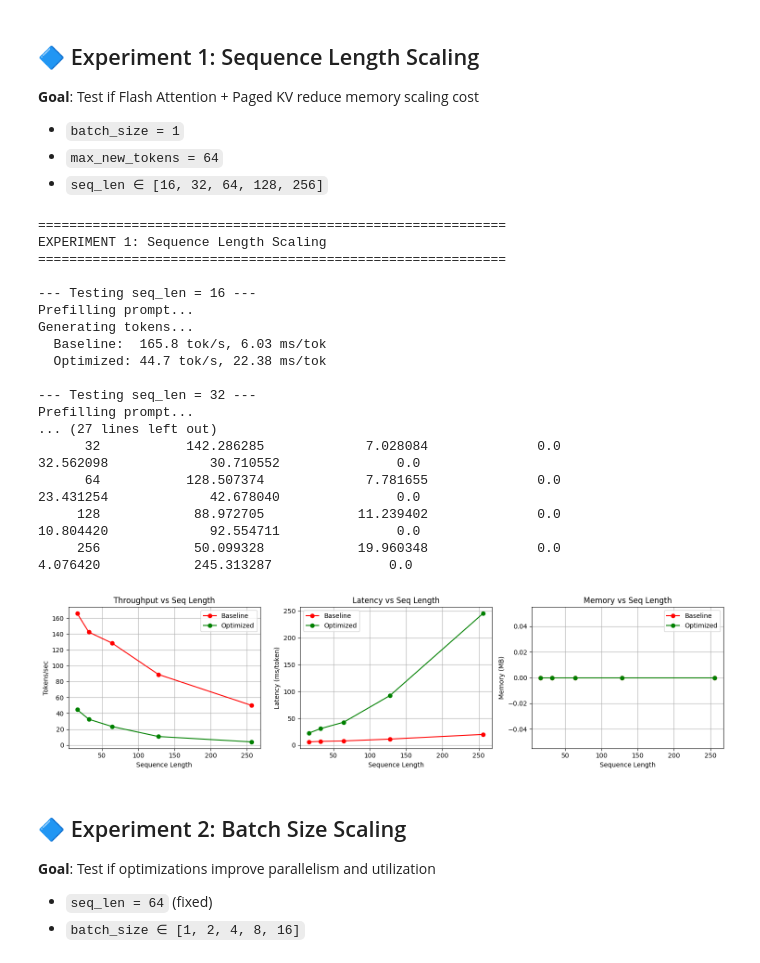
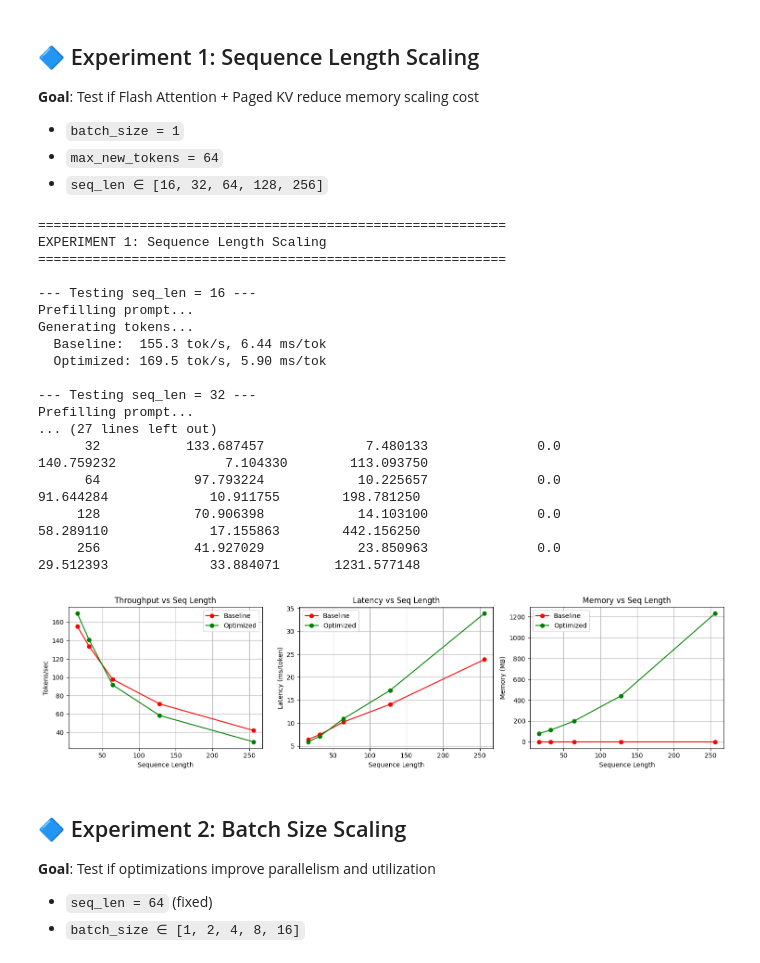
Before and after one commit to Suraj-Sedai/Hardware-Aware-LLM-Inference-Engine, a Jupyter notebook: notebooks/00_overall_experiments.ipynb, the cells around one changed output. Drawn from its saved outputs; the diff is of its cells as text; code cells hidden in the pictures.

```diff
--- a/notebooks/00_overall_experiments.ipynb
+++ b/notebooks/00_overall_experiments.ipynb
@@ -905,7 +908,6 @@ class PagedKVCache:
         self.block_size = block_size
         self.dim_head = dim_head
         self.max_blocks = max_blocks
-        self.device = device
 
         # Pre-allocate block pool
         # K and V storage: [n_layers, max_blocks, n_heads, block_size, dim_head]
@@ -1043,7 +1045,7 @@ for i in range(50):  # Add 50 tokens
 print(f"Cache stats: {kv_cache.get_stats()}")
 k_blocks, v_blocks = kv_cache.get_blocks(0, seq_id)
 print(f"Number of K blocks for layer 0: {len(k_blocks)}")
-print("Paged KV Cache working!")
+print("✅ Paged KV Cache working!")
 # %% [output]
 Testing Paged KV Cache...
 Cache stats: {'total_blocks': 100, 'used_blocks': 38, 'free_blocks': 62, 'utilization': 38.0, 'active_sequences': 1}
@@ -1424,7 +1440,8 @@ class OptimizedLLM(nn.Module):
             n_heads=n_heads,
             block_size=block_size,
             dim_head=dim // n_heads,
-            max_blocks=1000
+            max_blocks=1000,
+            device=device # Pass the device here
         )
 
     def forward(self, token_ids, seq_id):
@@ -1509,10 +1526,10 @@ model = OptimizedLLM(
     n_layers=4,
     block_size=16,
     use_quant=False
-)
+).to(device) # Move the entire model to the device
 
 # Test generation
-prompt = torch.randint(0, 1000, (1, 5))  # Random prompt of 5 tokens
+prompt = torch.randint(0, 1000, (1, 5), device=device)  # Random prompt of 5 tokens, move to device
 print(f"Prompt: {prompt.tolist()}")
 
 generated = model.generate(prompt, max_new_tokens=10, temperature=0.8)
@@ -1714,8 +1731,8 @@ def run_experiment1():
 
         # Baseline Model
         clear_memory()
-        baseline = BaselineLLM(vocab_size, dim, n_heads, n_layers)
-        prompt = torch.randint(0, vocab_size, (batch_size, seq_len))
+        baseline = BaselineLLM(vocab_size, dim, n_heads, n_layers).to(device)
+        prompt = torch.randint(0, vocab_size, (batch_size, seq_len), device=device)
 
         mem_before = get_memory_usage()
         start = time.time()
@@ -1729,8 +1746,8 @@ def run_experiment1():
         clear_memory()
 
         # Optimized Model
-        optimized = OptimizedLLM(vocab_size, dim, n_heads, n_layers, block_size=16)
-        prompt = torch.randint(0, vocab_size, (batch_size, seq_len))
+        optimized = OptimizedLLM(vocab_size, dim, n_heads, n_layers, block_size=16).to(device)
+        prompt = torch.randint(0, vocab_size, (batch_size, seq_len), device=device)
 
         mem_before = get_memory_usage()
         start = time.time()
@@ -1781,40 +1798,40 @@ def run_experiment1():
     axes[1].set_title('Latency vs Seq Length')
     axes[1].legend()
     axes[1].grid(True)
 
     axes[2].plot(df['seq_len'], df['baseline_mem_mb'], 'r-o', label='Baseline')
     axes[2].plot(df['seq_len'], df['optimized_mem_mb'], 'g-o', label='Optimized')
     axes[2].set_xlabel('Sequence Length')
     axes[2].set_ylabel('Memory (MB)')
     axes[2].set_title('Memory vs Seq Length')
     axes[2].legend()
     axes[2].grid(True)
 
     plt.tight_layout()
     plt.show()
 
     return df
 
 exp1_results = run_experiment1()
 # %% [output]
 ============================================================
 EXPERIMENT 1: Sequence Length Scaling
 ============================================================
 
 --- Testing seq_len = 16 ---
 Prefilling prompt...
 Generating tokens...
-  Baseline:  165.8 tok/s, 6.03 ms/tok
-  Optimized: 44.7 tok/s, 22.38 ms/tok
+  Baseline:  155.3 tok/s, 6.44 ms/tok
+  Optimized: 169.5 tok/s, 5.90 ms/tok
 
 --- Testing seq_len = 32 ---
 Prefilling prompt...
 ... (27 lines left out)
-      32           142.286285             7.028084              0.0             32.562098             30.710552               0.0
-      64           128.507374             7.781655              0.0             23.431254             42.678040               0.0
-     128            88.972705            11.239402              0.0             10.804420             92.554711               0.0
-     256            50.099328            19.960348              0.0              4.076420            245.313287               0.0
+      32           133.687457             7.480133              0.0            140.759232              7.104330        113.093750
+      64            97.793224            10.225657              0.0             91.644284             10.911755        198.781250
+     128            70.906398            14.103100              0.0             58.289110             17.155863        442.156250
+     256            41.927029            23.850963              0.0             29.512393             33.884071       1231.577148
-[figure, old version]
+[figure, new version]
 # %% [markdown]
 ## 🔷 Experiment 2: Batch Size Scaling
 
```
Also changed, not shown: parts of 22 cells of this notebook.
